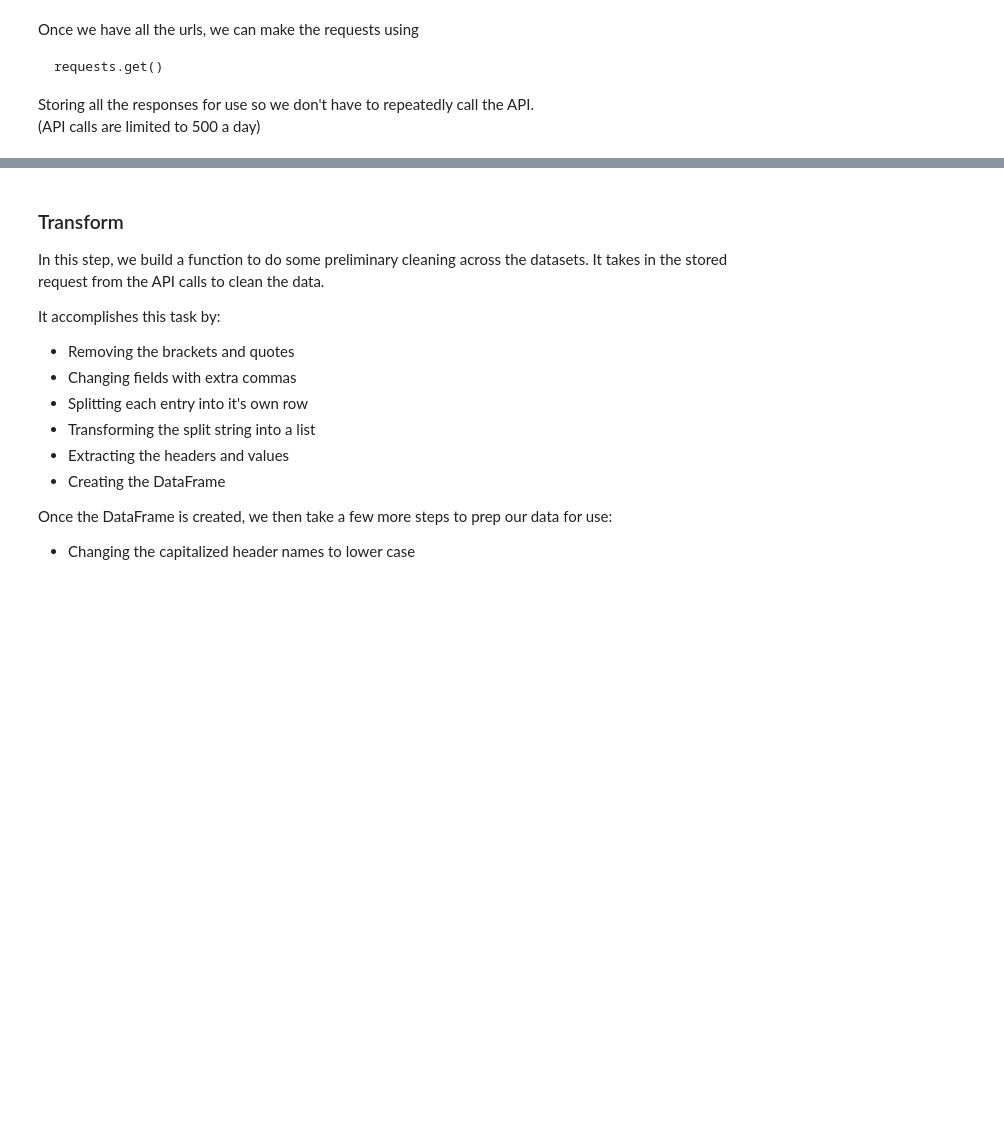
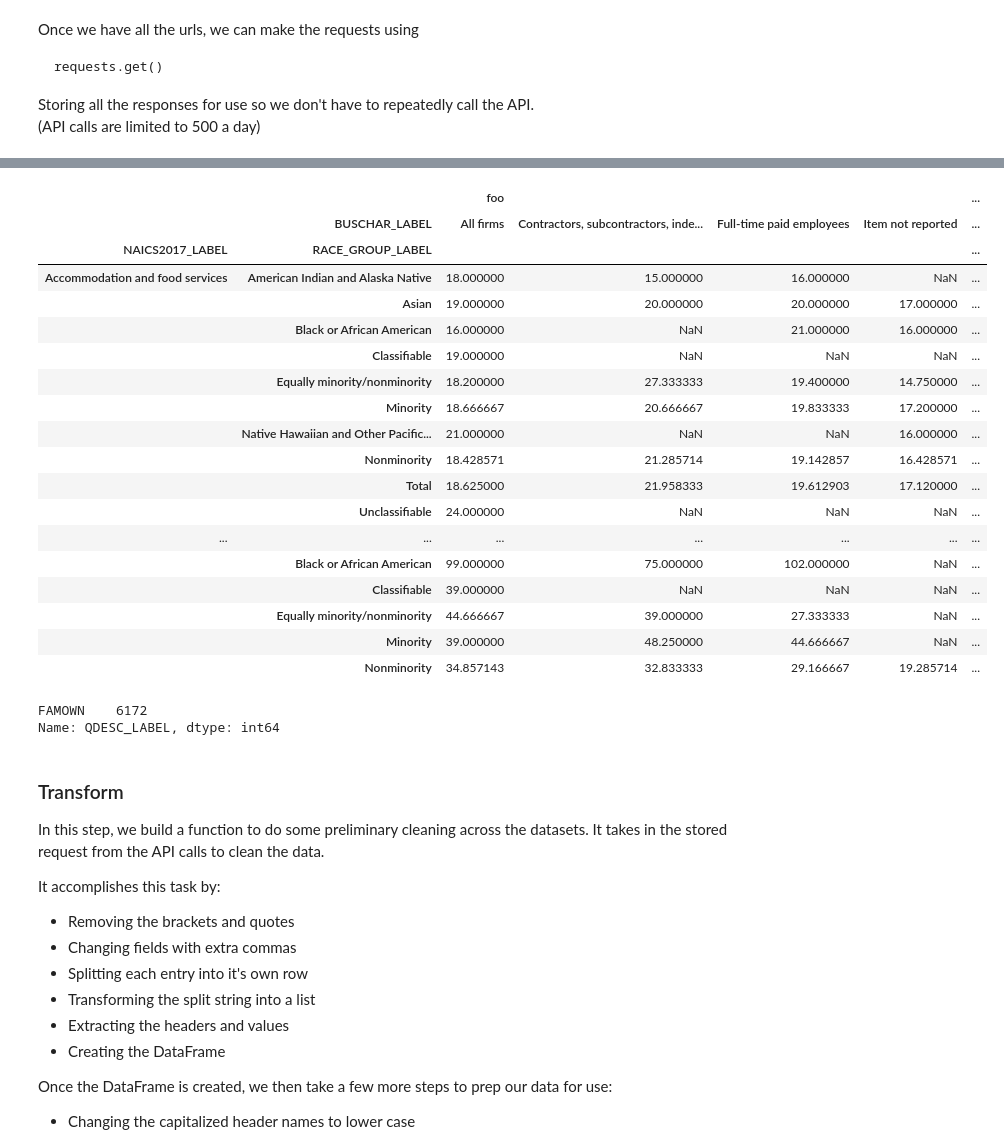
Before and after one commit to CMatador/asmt-8, a Jupyter notebook: etl.ipynb, the cells around one changed output, grey strips where cells are left out. Saved outputs shown, nothing was run; the diff lists cells and outputs as text; code cells hidden in the pictures; blank space fills up the shorter version.

```diff
--- a/etl.ipynb
+++ b/etl.ipynb
@@ -53,15 +53,15 @@ Storing all the responses for use so we don't have to repeatedly call the API.<b
 
 # summary_us_request = requests.get(summary_us_url)
 # summary_state_request = requests.get(summary_state_url)
-# business_char_workers_us_request = requests.get(business_char_workers_us_url)
-# business_char_workers_state_request = requests.get(business_char_workers_state_url)
-# business_char_cust_us_request = requests.get(business_char_cust_us_url)
-# business_char_cust_state_request = requests.get(business_char_cust_state_url)
-# business_char_family_us_request = requests.get(business_char_family_us_url)
-# business_char_family_state_request = requests.get(business_char_family_state_url)
-# owner_educ_us_request = requests.get(owner_educ_us_url)
-# owner_educ_state_request = requests.get(owner_educ_state_url)
-# owner_age_us_request = requests.get(owner_age_us_url)
-# owner_age_state_request = requests.get(owner_age_state_url)
+business_char_workers_us_request = requests.get(business_char_workers_us_url)
+business_char_workers_state_request = requests.get(business_char_workers_state_url)
+business_char_cust_us_request = requests.get(business_char_cust_us_url)
+business_char_cust_state_request = requests.get(business_char_cust_state_url)
+business_char_family_us_request = requests.get(business_char_family_us_url)
+business_char_family_state_request = requests.get(business_char_family_state_url)
+owner_educ_us_request = requests.get(owner_educ_us_url)
+owner_educ_state_request = requests.get(owner_educ_state_url)
+owner_age_us_request = requests.get(owner_age_us_url)
+owner_age_state_request = requests.get(owner_age_state_url)
 tech_us_request = requests.get(tech_us_url)
-tech_state_request = requests.get(tech_state_url)
+# tech_state_request = requests.get(tech_state_url)
@@ -68,3 +101,45 @@ tech_state_request = requests.get(tech_state_url)
+# %%
+text = business_char_workers_us_request.text
+
+df = pd.read_json(text)
+
+new_header = df.iloc[0] #grab the first row for the header
+df = df[1:] #take the data less the header row
+df.columns = new_header #set the header row as the df header
+
+df['PAYANN'] = df['PAYANN'].astype(np.int64, errors='ignore')
+df['EMP'] = df['EMP'].astype(np.int64, errors='ignore')
+
+df['foo'] = round(df['PAYANN'] / df['EMP'])
+
+df = df.groupby(['NAICS2017_LABEL', 'RACE_GROUP_LABEL', 'BUSCHAR_LABEL']).agg(foo=('foo', 'mean')).unstack()
+
+df.head(40)
+# %% [output]
+|  |  | foo |  |  |  | ... |
+|  | BUSCHAR_LABEL | All firms | Contractors, subcontractors, inde... | Full-time paid employees | Item not reported | ... |
+| NAICS2017_LABEL | RACE_GROUP_LABEL |  |  |  |  | ... |
+| Accommodation and food services | American Indian and Alaska Native | 18.000000 | 15.000000 | 16.000000 | NaN | ... |
+|  | Asian | 19.000000 | 20.000000 | 20.000000 | 17.000000 | ... |
+|  | Black or African American | 16.000000 | NaN | 21.000000 | 16.000000 | ... |
+|  | Classifiable | 19.000000 | NaN | NaN | NaN | ... |
+|  | Equally minority/nonminority | 18.200000 | 27.333333 | 19.400000 | 14.750000 | ... |
+|  | Minority | 18.666667 | 20.666667 | 19.833333 | 17.200000 | ... |
+|  | Native Hawaiian and Other Pacific... | 21.000000 | NaN | NaN | 16.000000 | ... |
+|  | Nonminority | 18.428571 | 21.285714 | 19.142857 | 16.428571 | ... |
+|  | Total | 18.625000 | 21.958333 | 19.612903 | 17.120000 | ... |
+|  | Unclassifiable | 24.000000 | NaN | NaN | NaN | ... |
+| ... | ... | ... | ... | ... | ... | ... |
+|  | Black or African American | 99.000000 | 75.000000 | 102.000000 | NaN | ... |
+|  | Classifiable | 39.000000 | NaN | NaN | NaN | ... |
+|  | Equally minority/nonminority | 44.666667 | 39.000000 | 27.333333 | NaN | ... |
+|  | Minority | 39.000000 | 48.250000 | 44.666667 | NaN | ... |
+|  | Nonminority | 34.857143 | 32.833333 | 29.166667 | 19.285714 | ... |
+# %%
+df['QDESC_LABEL'].value_counts()
+# %% [output]
+FAMOWN    6172
+Name: QDESC_LABEL, dtype: int64
 # %% [markdown]
 ### Transform
 
```
Also changed, not shown: parts of 11 cells of this notebook, 6 other files.
